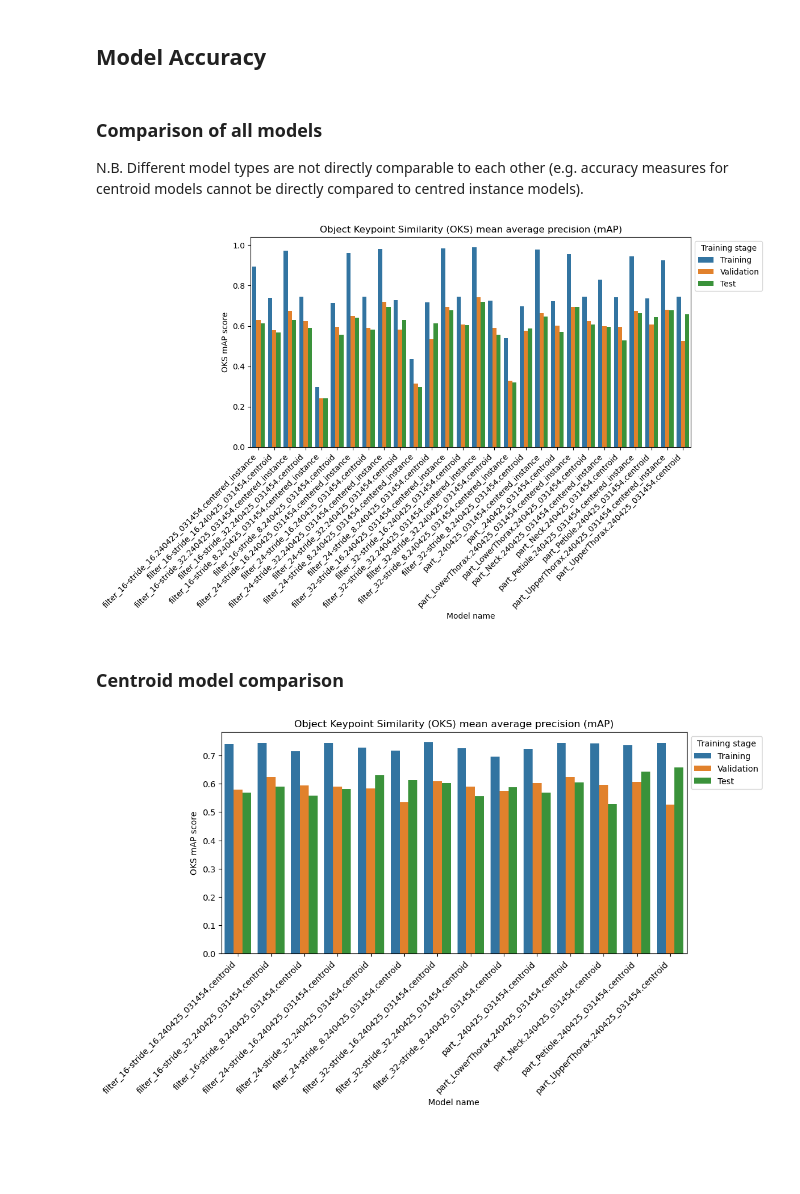
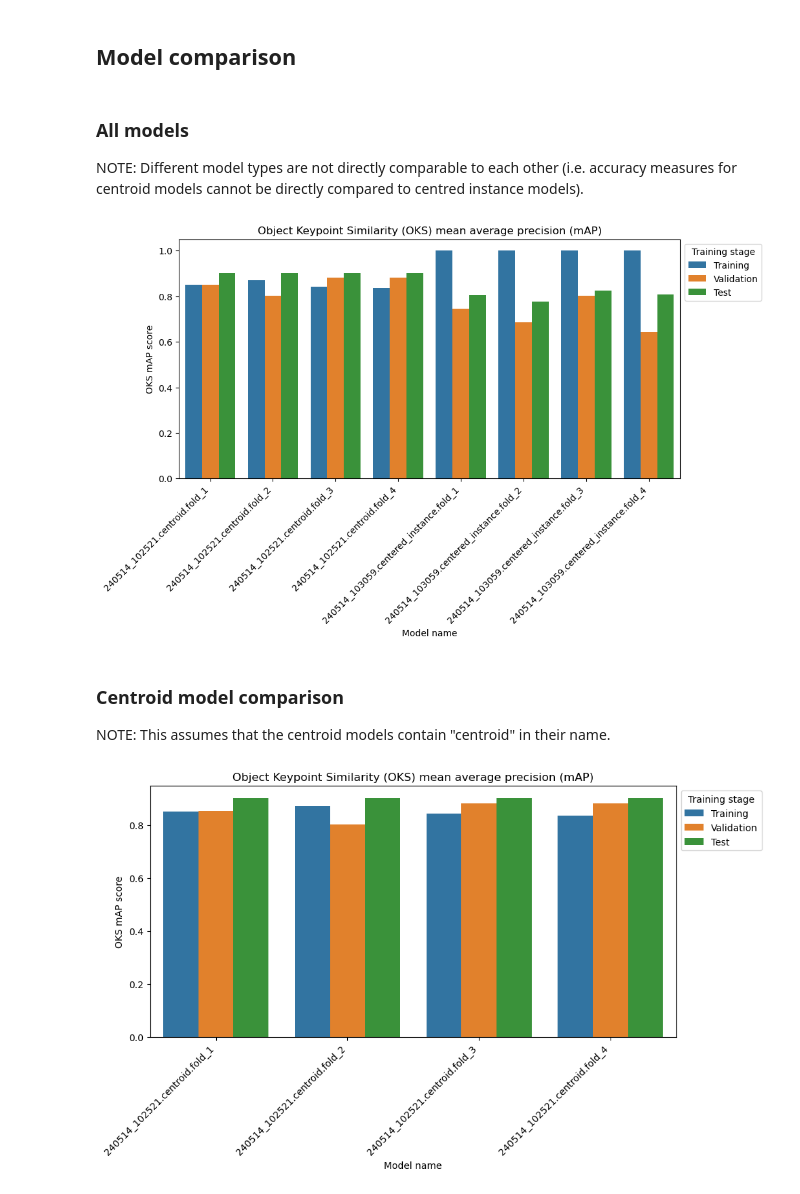
Before and after one commit to COMP3850-Group23/COMP3850-Group23-Ant-posture, a Jupyter notebook: notebooks/Model analysis.ipynb, the cells around one changed output. Saved outputs shown, nothing was run; the diff lists cells and outputs as text; code cells hidden in the pictures; blank space fills up the shorter version.

Commit message:
Update Model Analysis notebook

```diff
--- a/notebooks/Model analysis.ipynb
+++ b/notebooks/Model analysis.ipynb
@@ -1,15 +15,4 @@
 # %%
-# Import all necessary Python modules required to run the notebook
-import numpy as np
-import pandas as pd
-import os
-import sleap
-
-import matplotlib.pyplot as plt
-import seaborn as sns
-
-# Configure Pandas to display dataframes up to 100 rows in full
-pd.set_option('display.max_rows', 100)
+# This folder should contain a set of folders with the output of training a model in SLEAP
+# e.g. r"D:\Documents\Ant-posture\models"
+model_folder = r""
-# %%
-# This folder should contain a set of folders with the output of training a model in SLEAP
-model_folder = "../models"
@@ -91,9 +94,9 @@ display(df_all_stats)
-# %% [markdown]
-## Model Accuracy
+# %% [markdown]
+## Model comparison
 # %% [markdown]
-### Comparison of all models
+### All models
 
-N.B. Different model types are not directly comparable to each other (e.g. accuracy measures for centroid models cannot be directly compared to centred instance models).
+NOTE: Different model types are not directly comparable to each other (i.e. accuracy measures for centroid models cannot be directly compared to centred instance models).
 # %%
 fig, ax = plt.subplots()
 fig.set_figwidth(10)
@@ -112,27 +115,29 @@ ax.set_ylabel("OKS mAP score")
 ax.set_title("Object Keypoint Similarity (OKS) mean average precision (mAP)")
 plt.show()
 # %% [output]
-[figure, old version]
+[figure, new version]
 # %% [markdown]
 ### Centroid model comparison
+
+NOTE: This assumes that the centroid models contain "centroid" in their name.
 # %%
 fig, ax = plt.subplots()
 fig.set_figwidth(10)
-sns.barplot(df_all_stats.loc[df_all_stats['model'].str.endswith('.centroid')], x='model', y='oks_voc.mAP', hue='metric_type', ax=ax, hue_order=['Training', 'Validation', 'Test'])
+sns.barplot(df_all_stats.loc[df_all_stats['model'].str.contains('centroid')], x='model', y='oks_voc.mAP', hue='metric_type', ax=ax, hue_order=['Training', 'Validation', 'Test'])
 
 # Set the legend name and reposition
 ax.legend(title='Training stage')
 sns.move_legend(ax, "upper left", bbox_to_anchor=(1, 1))
 
 # Format the axes and set the axis names
 ax.set_xticklabels(ax.get_xticklabels(), rotation=45, ha='right')
 ax.set_xlabel("Model name")
 ax.set_ylabel("OKS mAP score")
 
 # Add the plot title and display the plot
 ax.set_title("Object Keypoint Similarity (OKS) mean average precision (mAP)")
 plt.show()
 # %% [output]
-[figure, old version]
+[figure, new version]
 # %% [markdown]
 ### Centred instance model comparison
```
Also changed, not shown: parts of 13 cells of this notebook, 1 other file.
